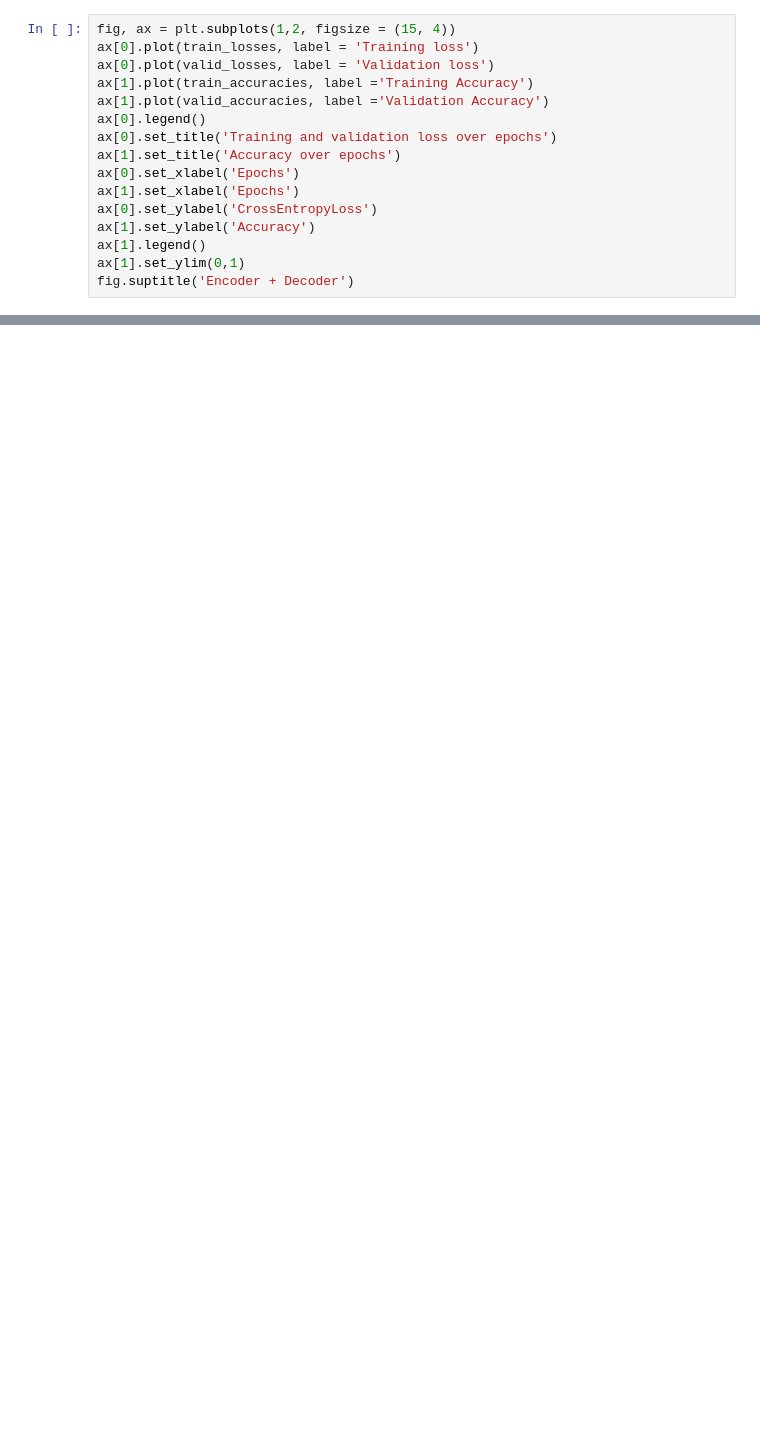
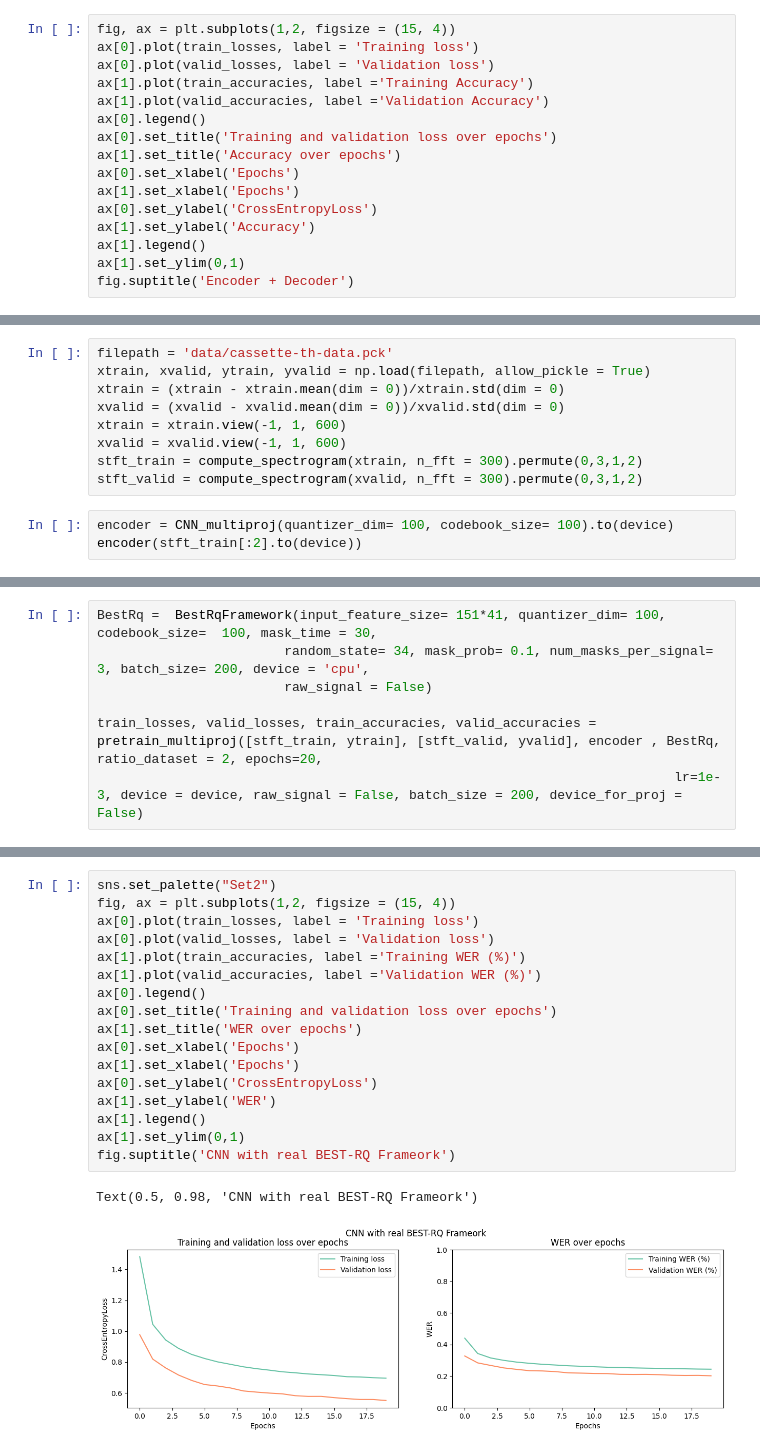
Before and after one commit to oscarninou/adl24-sleep-stage, a Jupyter notebook: random_projection_pretraing.ipynb, the cells around one changed output, grey strips where cells are left out. Cells and saved outputs as stored; diff of their text form; blank space fills up the shorter version.

Commit message:
trained real bestrq

```diff
--- a/random_projection_pretraing.ipynb
+++ b/random_projection_pretraing.ipynb
@@ -674,0 +679,12 @@ fig.suptitle('Encoder + Decoder')
+# %%
+filepath = 'data/cassette-th-data.pck'
+xtrain, xvalid, ytrain, yvalid = np.load(filepath, allow_pickle = True)
+xtrain = (xtrain - xtrain.mean(dim = 0))/xtrain.std(dim = 0)
+xvalid = (xvalid - xvalid.mean(dim = 0))/xvalid.std(dim = 0)
+xtrain = xtrain.view(-1, 1, 600)
+xvalid = xvalid.view(-1, 1, 600)
+stft_train = compute_spectrogram(xtrain, n_fft = 300).permute(0,3,1,2)
+stft_valid = compute_spectrogram(xvalid, n_fft = 300).permute(0,3,1,2)
+# %%
+encoder = CNN_multiproj(quantizer_dim= 100, codebook_size= 100).to(device)
+encoder(stft_train[:2].to(device))
@@ -674,0 +708,7 @@ fig.suptitle('Encoder + Decoder')
+# %%
+BestRq =  BestRqFramework(input_feature_size= 151*41, quantizer_dim= 100, codebook_size=  100, mask_time = 30,
+                        random_state= 34, mask_prob= 0.1, num_masks_per_signal= 3, batch_size= 200, device = 'cpu',
+                        raw_signal = False)
+
+train_losses, valid_losses, train_accuracies, valid_accuracies = pretrain_multiproj([stft_train, ytrain], [stft_valid, yvalid], encoder , BestRq, ratio_dataset = 2, epochs=20,
+                                                                          lr=1e-3, device = device, raw_signal = False, batch_size = 200, device_for_proj = False)
@@ -674,0 +742,20 @@ fig.suptitle('Encoder + Decoder')
+# %%
+sns.set_palette("Set2")
+fig, ax = plt.subplots(1,2, figsize = (15, 4))
+ax[0].plot(train_losses, label = 'Training loss')
+ax[0].plot(valid_losses, label = 'Validation loss')
+ax[1].plot(train_accuracies, label ='Training WER (%)')
+ax[1].plot(valid_accuracies, label ='Validation WER (%)')
+ax[0].legend()
+ax[0].set_title('Training and validation loss over epochs')
+ax[1].set_title('WER over epochs')
+ax[0].set_xlabel('Epochs')
+ax[1].set_xlabel('Epochs')
+ax[0].set_ylabel('CrossEntropyLoss')
+ax[1].set_ylabel('WER')
+ax[1].legend()
+ax[1].set_ylim(0,1)
+fig.suptitle('CNN with real BEST-RQ Frameork')
+# %% [output]
+Text(0.5, 0.98, 'CNN with real BEST-RQ Frameork')
+[figure, added]
```
Also changed, not shown: parts of 7 cells of this notebook, 3 other files.
